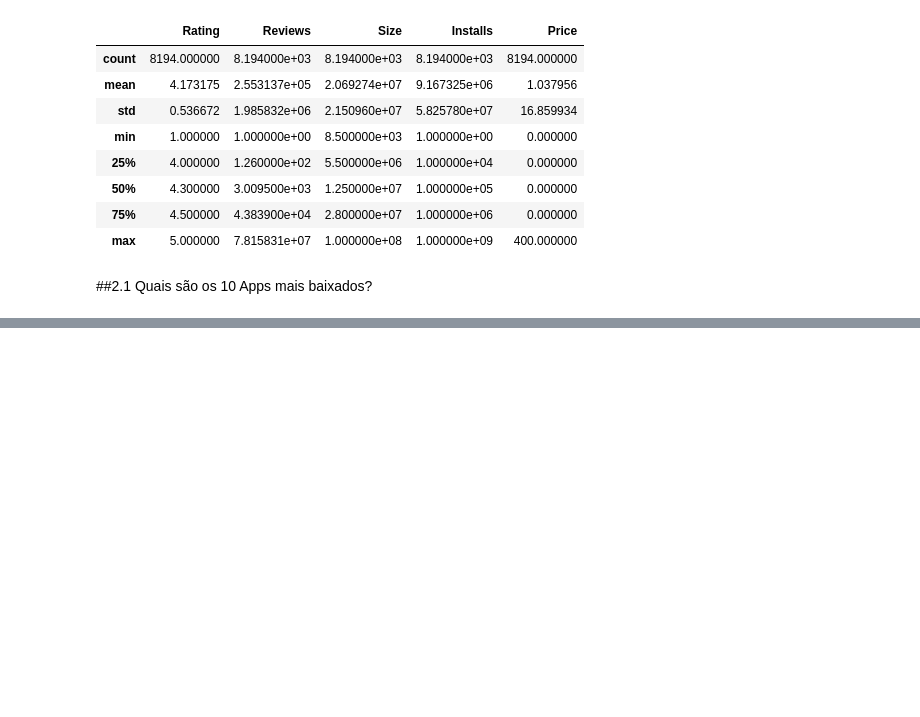
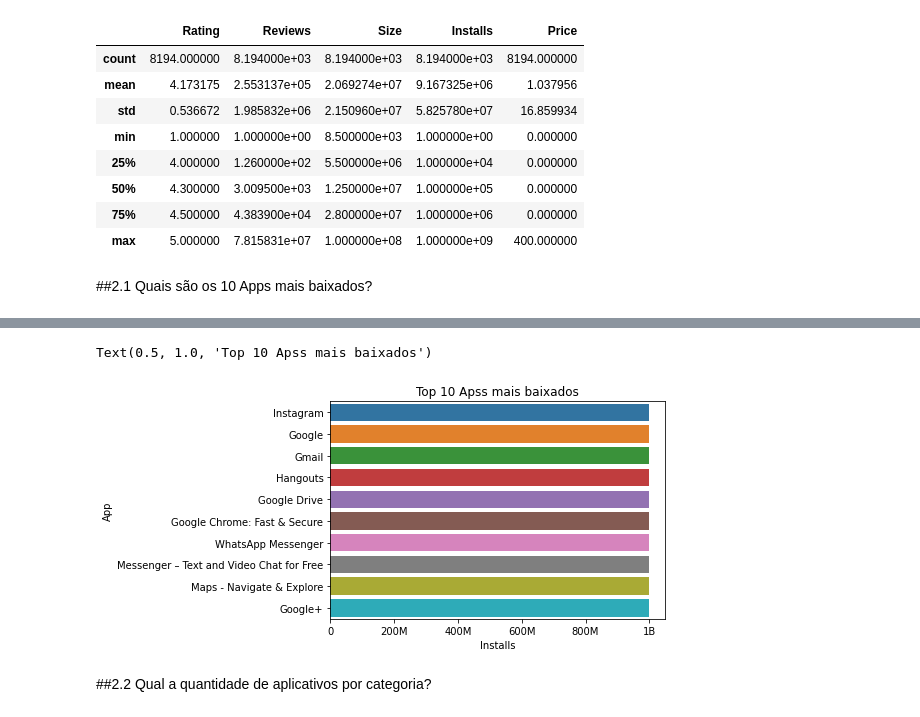
Before and after one commit to edmgjr/portifolio, a Jupyter notebook: Limpesa_e_preprocessamento_de_dados_googleplaystore.ipynb, the cells around one changed output, grey strips where cells are left out. Saved outputs shown, nothing was run; the diff lists cells and outputs as text; code cells hidden in the pictures; blank space fills up the shorter version.

```diff
--- a/Limpesa_e_preprocessamento_de_dados_googleplaystore.ipynb
+++ b/Limpesa_e_preprocessamento_de_dados_googleplaystore.ipynb
@@ -1070,4 +1069,5 @@ df.describe()
 # %% [markdown]
 ##2.1 Quais são os 10 Apps mais baixados?
 # %%
-top10_apps_mais_baixados = df.sort_values(by='Installs', ascending=)
+top10_apps_mais_baixados = df.sort_values(by='Installs', ascending=False).head(10)
+top10_apps_mais_baixados
@@ -1073,0 +1086,10 @@ top10_apps_mais_baixados = df.sort_values(by='Installs', ascending=)
+# %%
+#plotando o mesmo gráfico na horizontal para melhor entendimento
+sns.barplot(data=top10_apps_mais_baixados, x='Installs', y='App')
+plt.xticks([0, 0.2e9, 0.4e9, 0.6e9, 0.8e9, 1e9], ['0', '200M', '400M', '600M', '800M', '1B'])
+plt.title('Top 10 Apss mais baixados')
+# %% [output]
+Text(0.5, 1.0, 'Top 10 Apss mais baixados')
+[figure, added]
+# %% [markdown]
+##2.2 Qual a quantidade de aplicativos por categoria?
```
Also changed, not shown: parts of 29 cells of this notebook.
